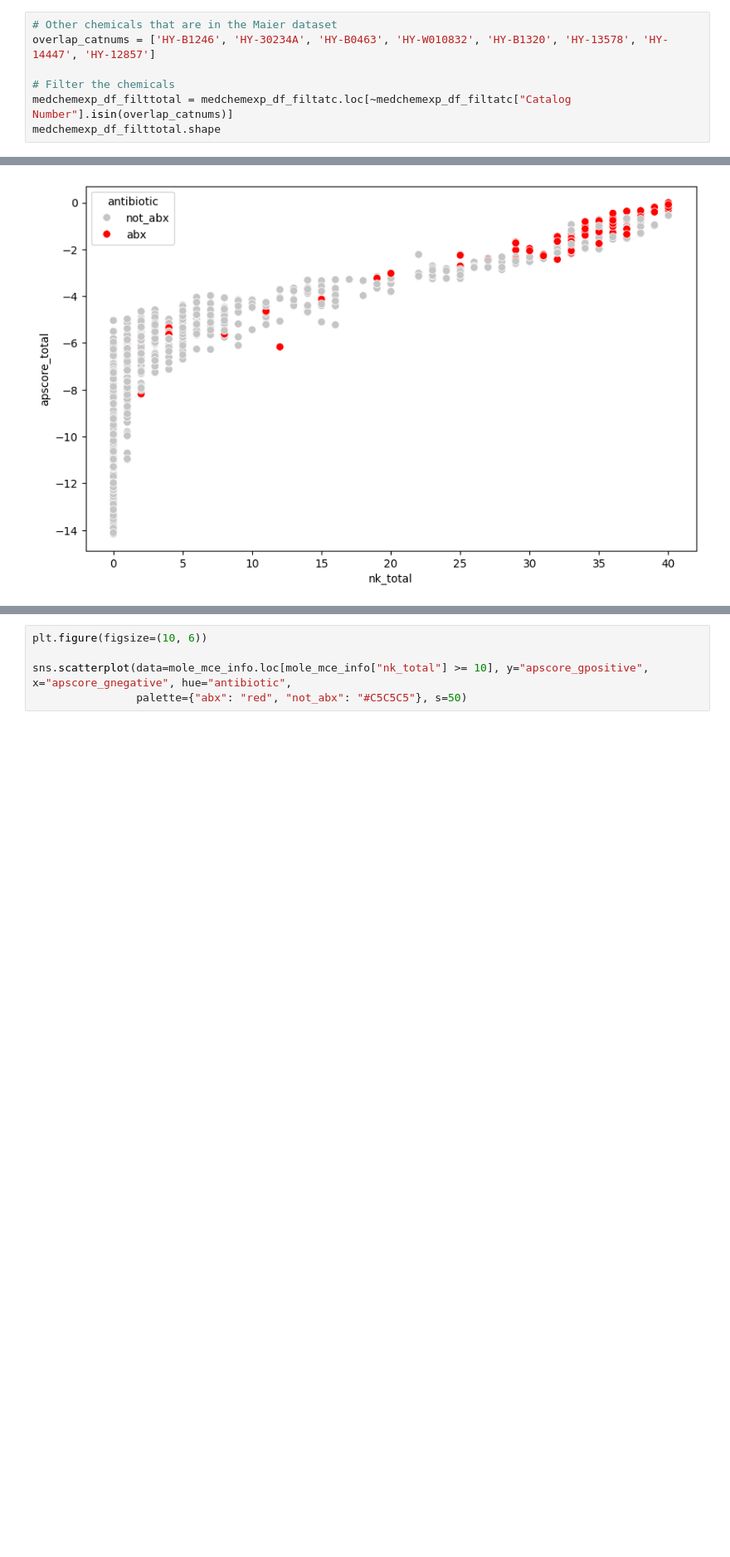
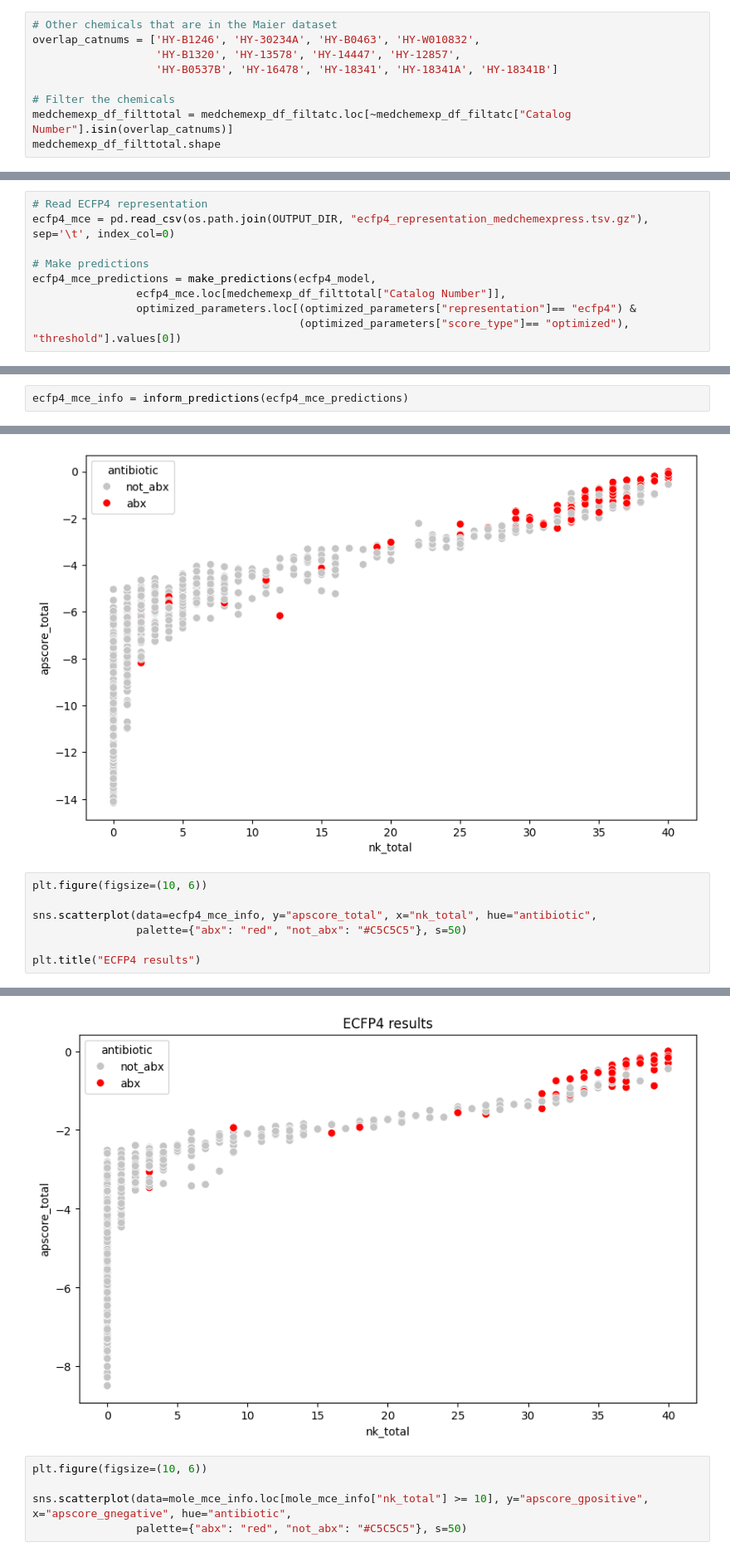
Before and after one commit to rolayoalarcon/mole_antimicrobial_potential, a Jupyter notebook: workflow/04.new_predictions.ipynb, the cells around one changed output, grey strips where cells are left out. Shown at 83% size. Saved outputs shown, nothing was run; the diff lists cells and outputs as text; blank space fills up the shorter version.

```diff
--- a/workflow/04.new_predictions.ipynb
+++ b/workflow/04.new_predictions.ipynb
@@ -341,7 +341,9 @@ medchemexp_df_filtatc.shape
 (2332, 17)
 # %%
 # Other chemicals that are in the Maier dataset
-overlap_catnums = ['HY-B1246', 'HY-30234A', 'HY-B0463', 'HY-W010832', 'HY-B1320', 'HY-13578', 'HY-14447', 'HY-12857']
+overlap_catnums = ['HY-B1246', 'HY-30234A', 'HY-B0463', 'HY-W010832',
+                   'HY-B1320', 'HY-13578', 'HY-14447', 'HY-12857',
+                   'HY-B0537B', 'HY-16478', 'HY-18341', 'HY-18341A', 'HY-18341B']
 
 # Filter the chemicals
 medchemexp_df_filttotal = medchemexp_df_filtatc.loc[~medchemexp_df_filtatc["Catalog Number"].isin(overlap_catnums)]
@@ -363,6 +365,15 @@ mole_mce_predictions = make_predictions(mole_model,
                 mole_mce.loc[medchemexp_df_filttotal["Catalog Number"]],
                 optimized_parameters.loc[(optimized_parameters["representation"]== "MolE") &
                                          (optimized_parameters["score_type"]== "optimized"), "threshold"].values[0])
+# %%
+# Read ECFP4 representation
+ecfp4_mce = pd.read_csv(os.path.join(OUTPUT_DIR, "ecfp4_representation_medchemexpress.tsv.gz"), sep='\t', index_col=0)
+
+# Make predictions
+ecfp4_mce_predictions = make_predictions(ecfp4_model,
+                ecfp4_mce.loc[medchemexp_df_filttotal["Catalog Number"]],
+                optimized_parameters.loc[(optimized_parameters["representation"]== "ecfp4") &
+                                         (optimized_parameters["score_type"]== "optimized"), "threshold"].values[0])
 # %% [markdown]
 ## Analyze predictions
 # %%
@@ -466,6 +477,8 @@ def inform_predictions(pred_df, metadata_df = medchemexp_df_filttotal, strain_in
     return agg_pred
 # %%
 mole_mce_info = inform_predictions(mole_mce_predictions)
+# %%
+ecfp4_mce_info = inform_predictions(ecfp4_mce_predictions)
 # %%
 plt.figure(figsize=(10, 6))
 
@@ -474,3 +487,11 @@ sns.scatterplot(data=mole_mce_info, y="apscore_total", x="nk_total", hue="antibi
 # %% [output]
 <Axes: xlabel='nk_total', ylabel='apscore_total'>
 [figure]
+# %%
+plt.figure(figsize=(10, 6))
+
+sns.scatterplot(data=ecfp4_mce_info, y="apscore_total", x="nk_total", hue="antibiotic",
+                palette={"abx": "red", "not_abx": "#C5C5C5"}, s=50)
+
+plt.title("ECFP4 results")
+# %% [output]
@@ -477,3 +499,4 @@ sns.scatterplot(data=mole_mce_info, y="apscore_total", x="nk_total", hue="antibi
+[figure, added]
 # %%
 plt.figure(figsize=(10, 6))
 
```
Also changed, not shown: parts of 5 cells of this notebook, 3 other files.
